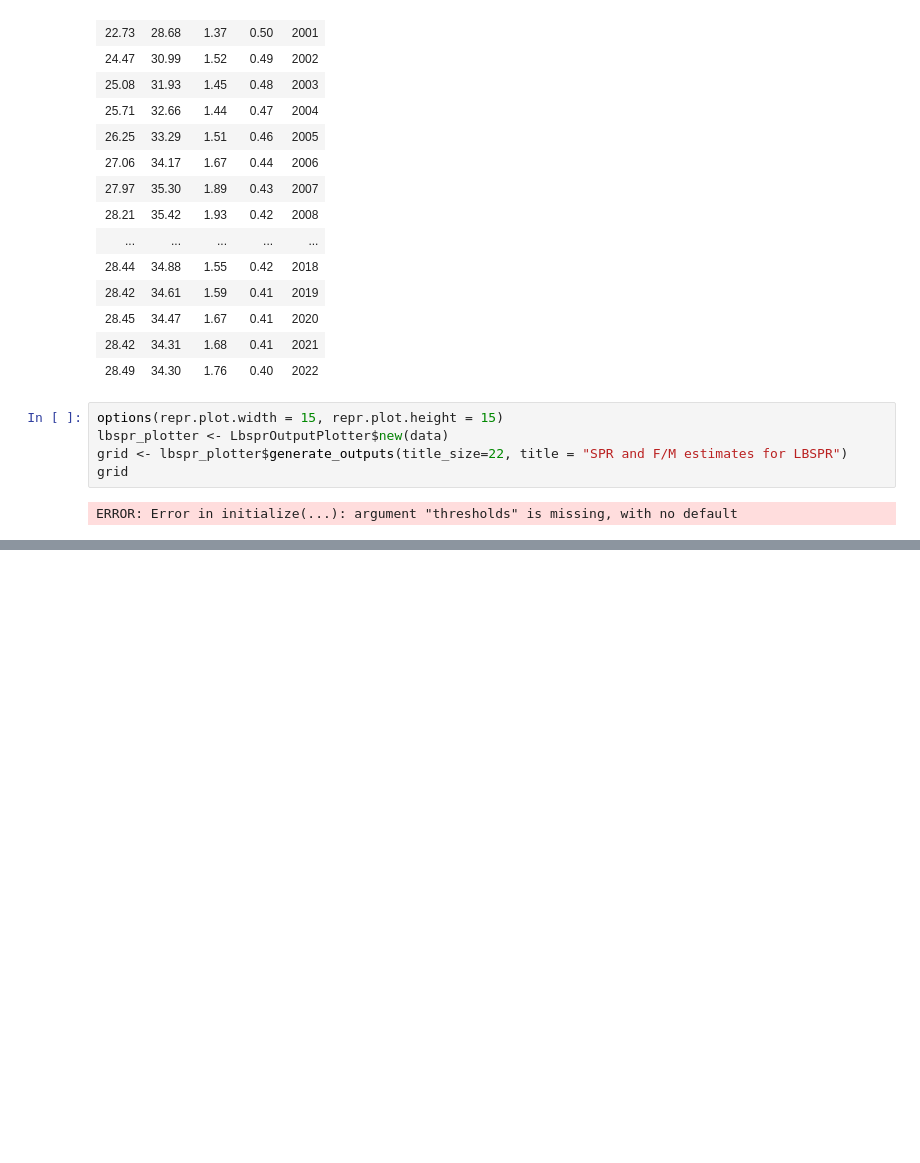
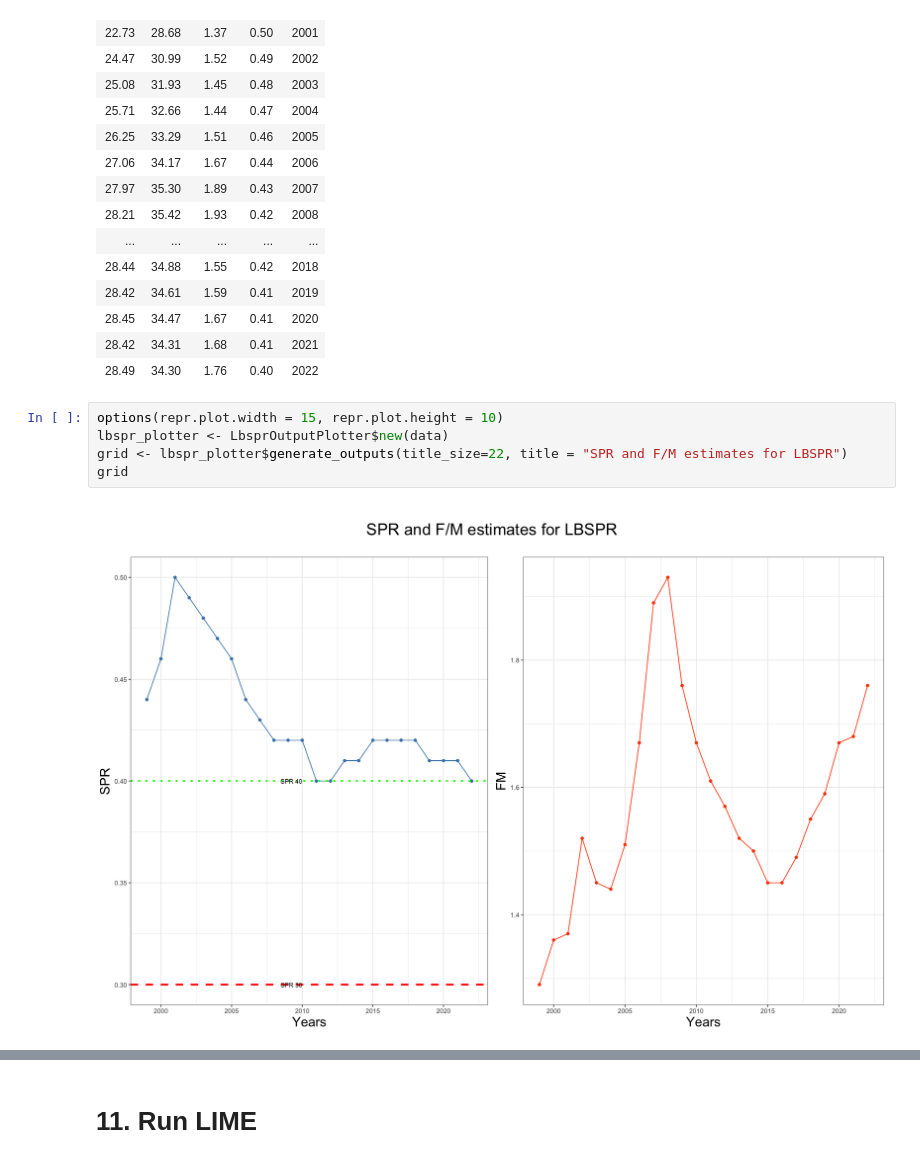
Before and after one commit to d2gex/lbm_seminary, a Jupyter notebook: lbms_workshop.ipynb, the cells around one changed output, grey strips where cells are left out. Saved outputs shown, nothing was run; the diff lists cells and outputs as text; blank space fills up the shorter version.

Commit message:
Add LIME and whole picture sections

```diff
--- a/lbms_workshop.ipynb
+++ b/lbms_workshop.ipynb
@@ -377,12 +355,12 @@ A data.frame: 24 × 5
 | 28.42 | 34.31 | 1.68 | 0.41 | 2021 |
 | 28.49 | 34.30 | 1.76 | 0.40 | 2022 |
 # %%
-options(repr.plot.width = 15, repr.plot.height = 15)
+options(repr.plot.width = 15, repr.plot.height = 10)
 lbspr_plotter <- LbsprOutputPlotter$new(data)
 grid <- lbspr_plotter$generate_outputs(title_size=22, title = "SPR and F/M estimates for LBSPR")
 grid
 # %% [output]
-ERROR: Error in initialize(...): argument "thresholds" is missing, with no default
+[figure, added]
 # %% [markdown]
 ## 10.3 Understanding the reason behind the outputs
 
@@ -391,3 +369,5 @@ Likewise for the LBI, the year 2001 has the highest estimated SPR, while 2021 on
 On the other hand, given that the SPR is estimated based on the F/M, low estimates of the latter would yield high estimates of the former.
 
 <img src='../images/lbspr_outputs_explanation.png'/>
+# %% [markdown]
+# 11. Run LIME
```
Also changed, not shown: parts of 10 cells of this notebook, 4 other files.
